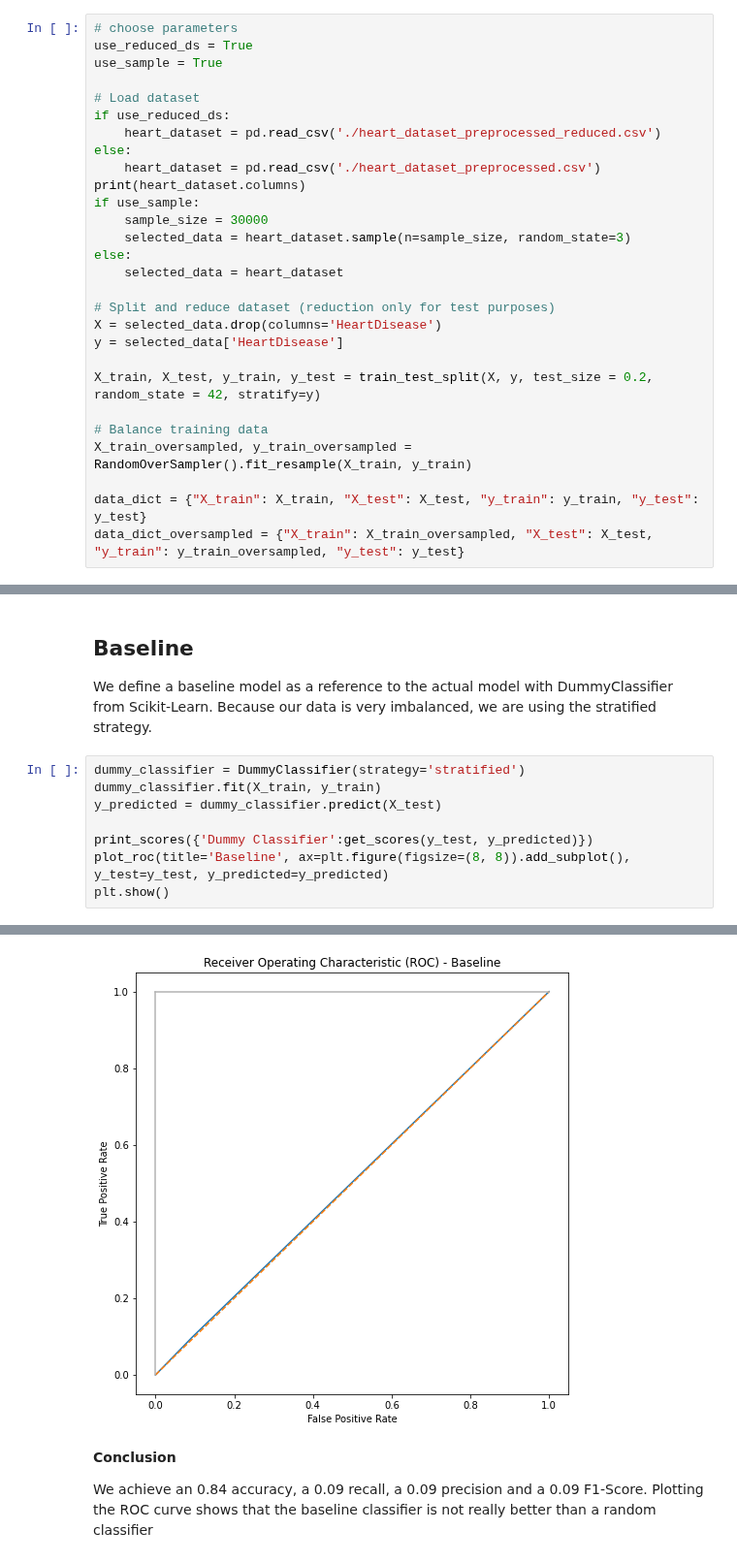
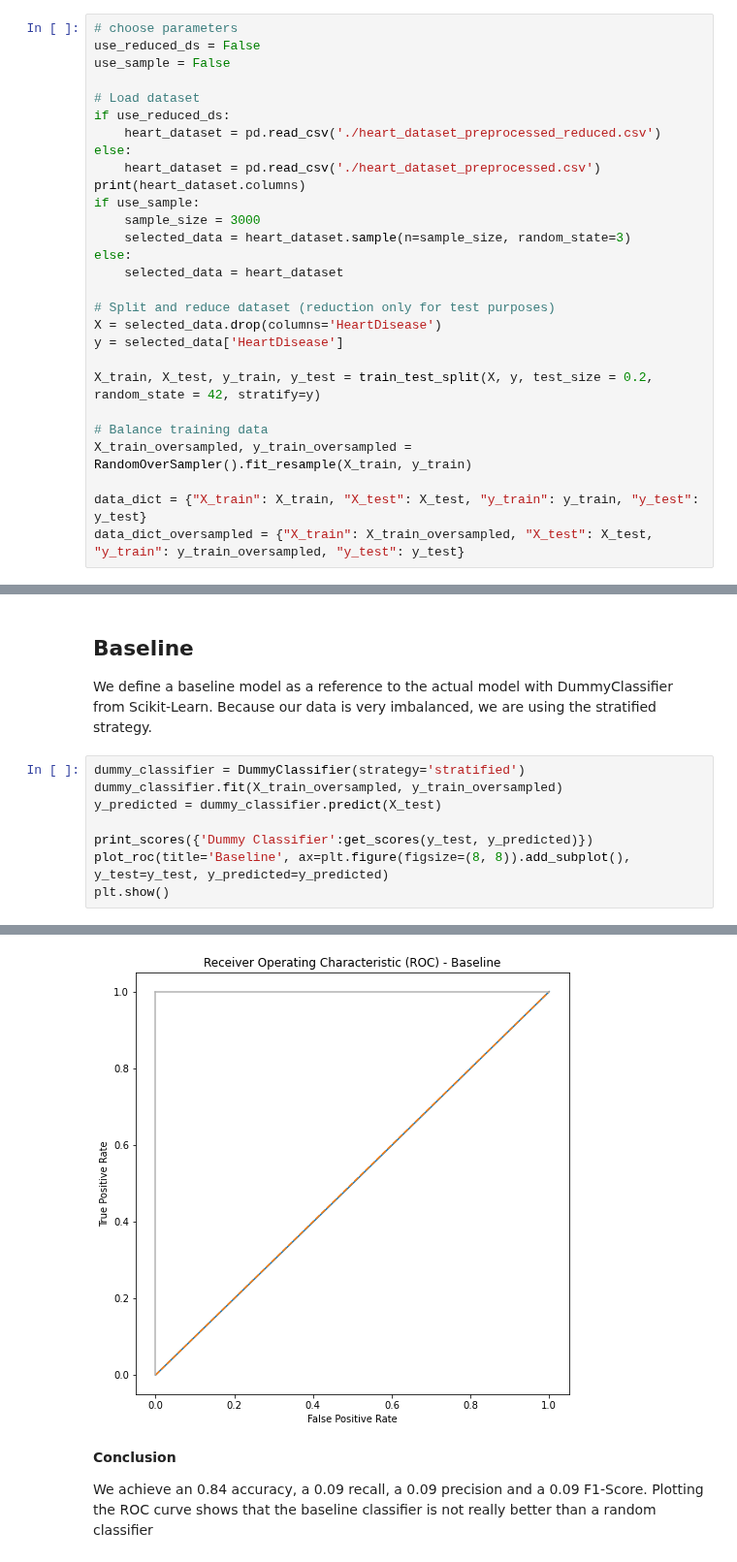
Before and after one commit to BenediktLueth/heartheroes, a Jupyter notebook: model_training.ipynb, the cells around one changed output, grey strips where cells are left out. Shown at 97% size. Drawn from its saved outputs; the diff is of its cells as text.

```diff
--- a/model_training.ipynb
+++ b/model_training.ipynb
@@ -247,8 +245,8 @@ def model_evaluate(estimator, parameters, X_train, X_test, y_train, y_test, cv_f
 Load preprocessed dataset and create objects X and y to store the data and the target value. Then split data into training data and testing data.
 # %%
 # choose parameters
-use_reduced_ds = True
-use_sample = True
+use_reduced_ds = False
+use_sample = False
 
 # Load dataset
 if use_reduced_ds:
@@ -257,7 +255,7 @@ else:
     heart_dataset = pd.read_csv('./heart_dataset_preprocessed.csv')
 print(heart_dataset.columns)
 if use_sample:
-    sample_size = 30000
+    sample_size = 3000
     selected_data = heart_dataset.sample(n=sample_size, random_state=3)
 else:
     selected_data = heart_dataset
@@ -286,7 +285,7 @@ Index(['HeartDisease', 'AlcoholDrinking', 'Stroke', 'DiffWalking', 'Sex',
 We define a baseline model as a reference to the actual model with DummyClassifier from Scikit-Learn. Because our data is very imbalanced, we are using the stratified strategy.
 # %%
 dummy_classifier = DummyClassifier(strategy='stratified')
-dummy_classifier.fit(X_train, y_train)
+dummy_classifier.fit(X_train_oversampled, y_train_oversampled)
 y_predicted = dummy_classifier.predict(X_test)
 
 print_scores({'Dummy Classifier':get_scores(y_test, y_predicted)})
@@ -299,4 +298,4 @@ Dummy Classifier             0.8355         0.0988          0.092         0.0953
-[figure, old version]
+[figure, new version]
 # %% [markdown]
 **Conclusion**
 
```
Also changed, not shown: parts of 16 cells of this notebook.
